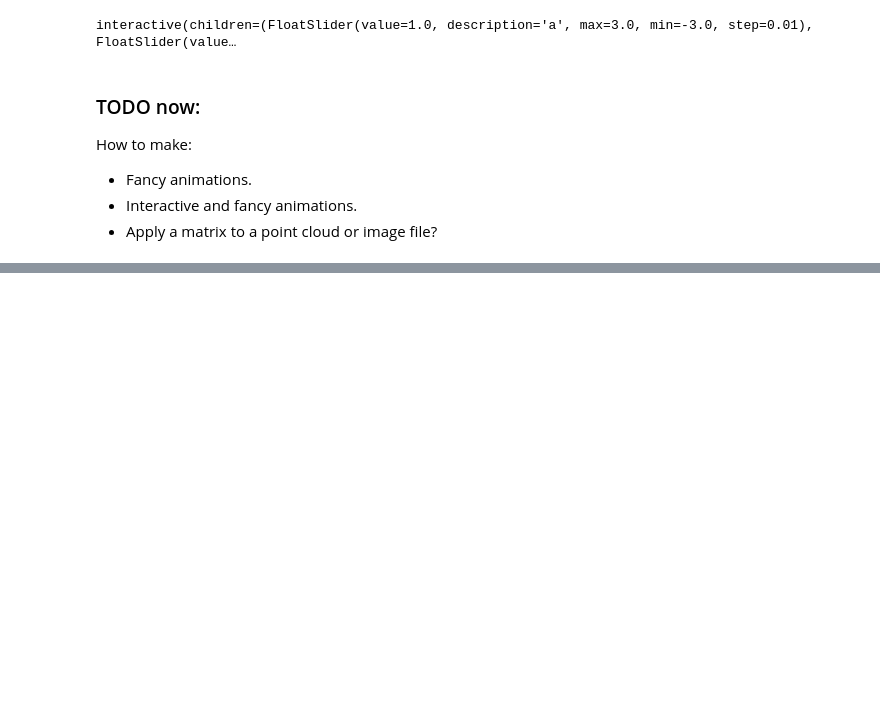
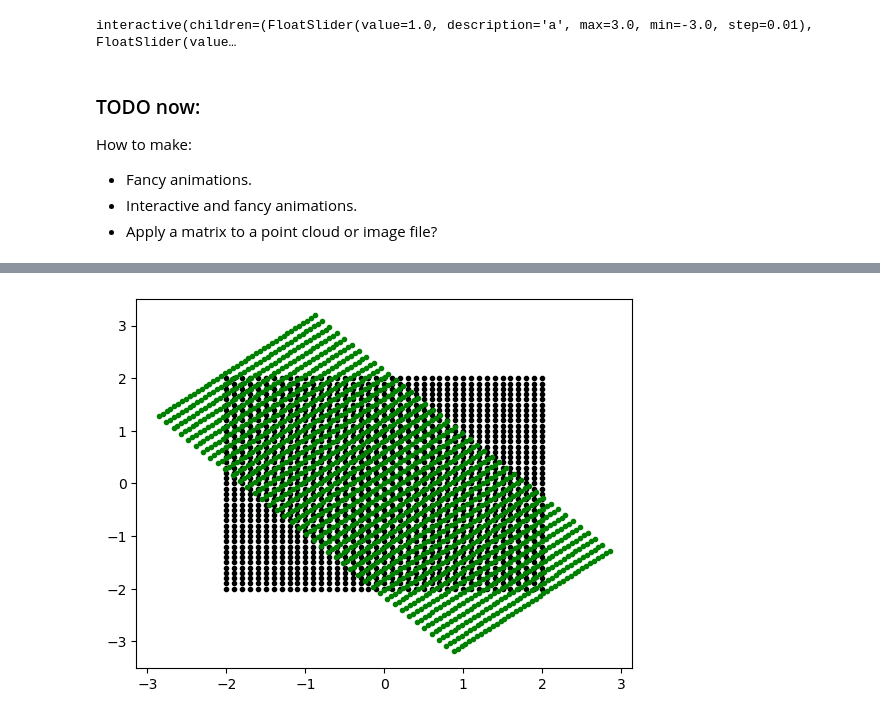
Before and after one commit to CTLMath/birs2025group2, a Jupyter notebook: linalg_1_visualizing.ipynb, the cells around one changed output, grey strips where cells are left out. Cells and saved outputs as stored; diff of their text form; code cells hidden in the pictures; blank space fills up the shorter version.

```diff
--- a/linalg_1_visualizing.ipynb
+++ b/linalg_1_visualizing.ipynb
@@ -496,0 +517,30 @@ How to make:
+# %%
+# Plotting how a matrix affects a lattice point cloud.
+
+A = xskew(-0.8) @ rotation_matrix(0.5) @ xskew(0.5)
+
+
+xgrid = np.linspace(-2,2,41)
+ygrid = np.linspace(-2,2,41)
+
+xvals = []
+yvals = []
+
+for x in xgrid:
+    for y in ygrid:
+        xvals.append(x)
+        yvals.append(y)
+
+vectors = np.vstack([xvals,yvals])
+Avectors = A @ vectors
+
+Axvals = Avectors[0,:]
+Ayvals = Avectors[1,:]
+
+plt.plot(xvals,yvals,ls = '', marker = '.', color = 'k')
+
+plt.plot(Axvals,Ayvals,ls = '', marker = '.', color = 'g')
+
+plt.show()
+# %% [output]
+[figure, added]
```
Also changed, not shown: parts of 3 cells of this notebook, 1 other file.
